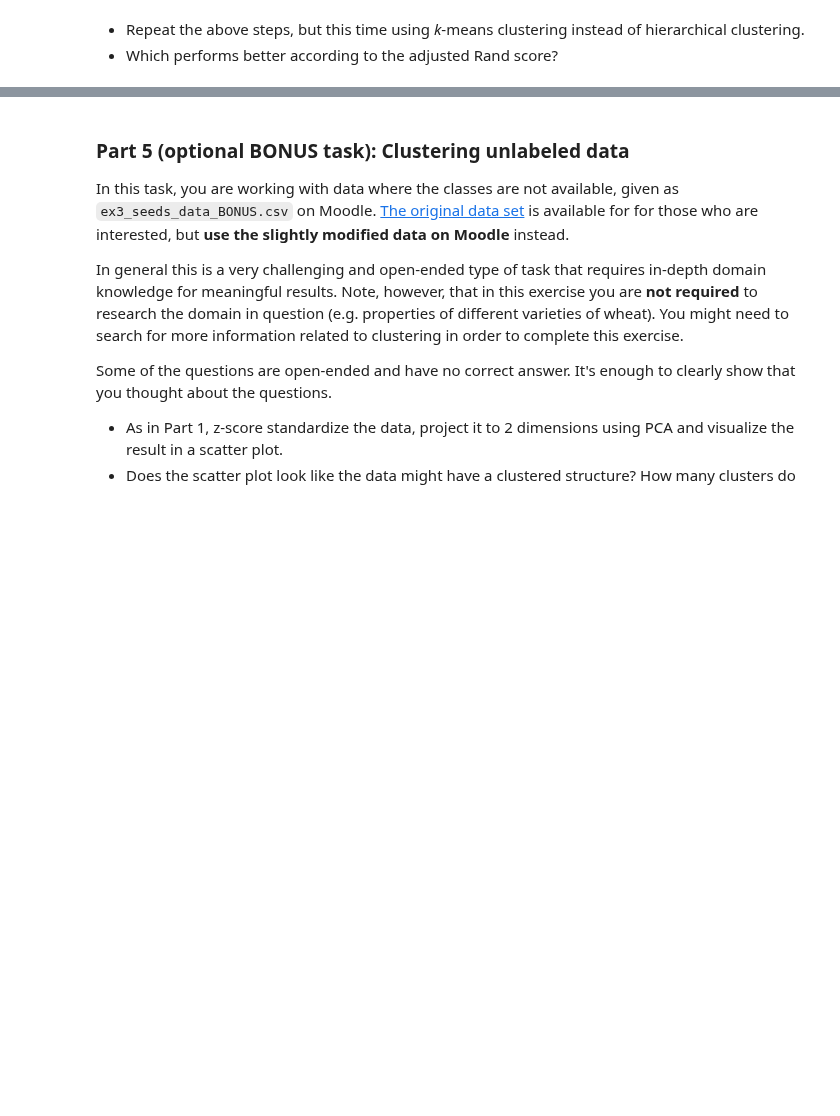
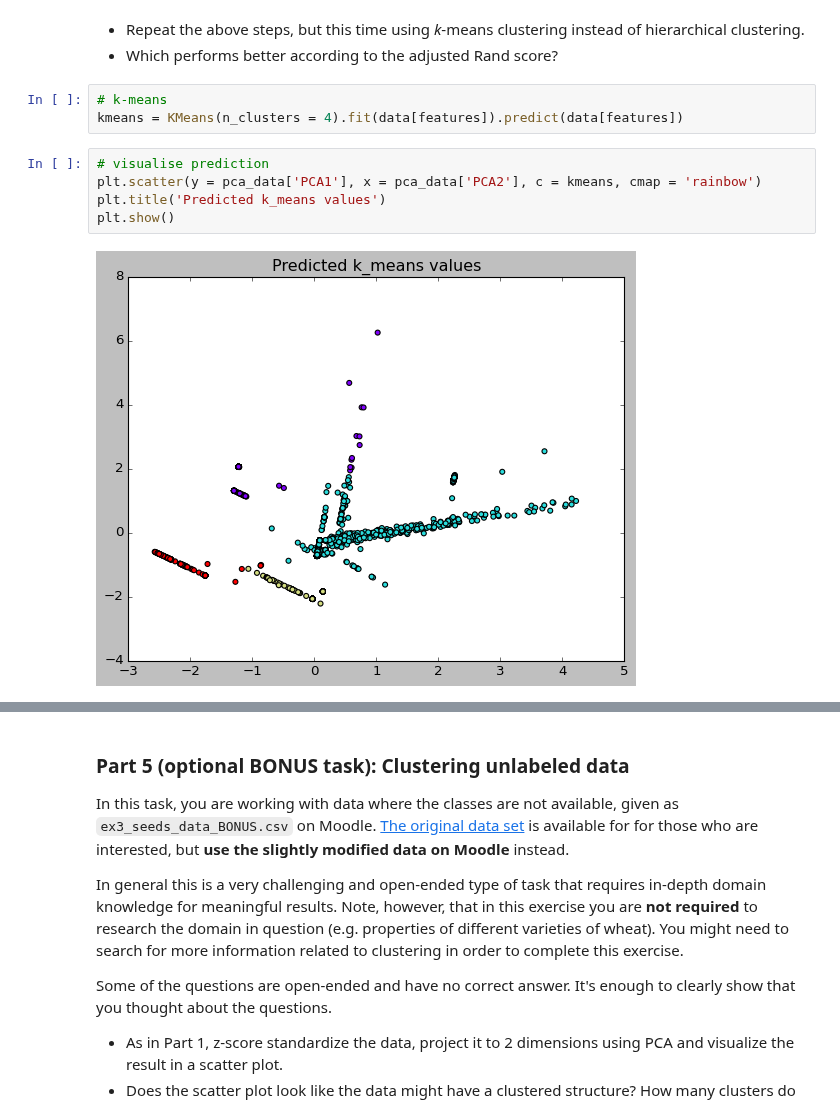
Before and after one commit to jerryshadb/UTU, a Jupyter notebook: DAKD/exc_3/jeremias_shadbolt_DAKD_2022_exercise_3.ipynb, the cells around one changed output, grey strips where cells are left out. Saved outputs shown, nothing was run; the diff lists cells and outputs as text; blank space fills up the shorter version.

```diff
--- a/DAKD/exc_3/jeremias_shadbolt_DAKD_2022_exercise_3.ipynb
+++ b/DAKD/exc_3/jeremias_shadbolt_DAKD_2022_exercise_3.ipynb
@@ -288,3 +355,13 @@ Rand score is a measure of similarity between two partitions of a set of element
 # %% [markdown]
  - Repeat the above steps, but this time using _k_-means clustering instead of hierarchical clustering.
  - Which performs better according to the adjusted Rand score?
+# %%
+# k-means
+kmeans = KMeans(n_clusters = 4).fit(data[features]).predict(data[features])
+# %%
+# visualise prediction
+plt.scatter(y = pca_data['PCA1'], x = pca_data['PCA2'], c = kmeans, cmap = 'rainbow')
+plt.title('Predicted k_means values')
+plt.show()
+# %% [output]
+[figure, added]
```
Also changed, not shown: parts of 15 cells of this notebook, 1 other file.
